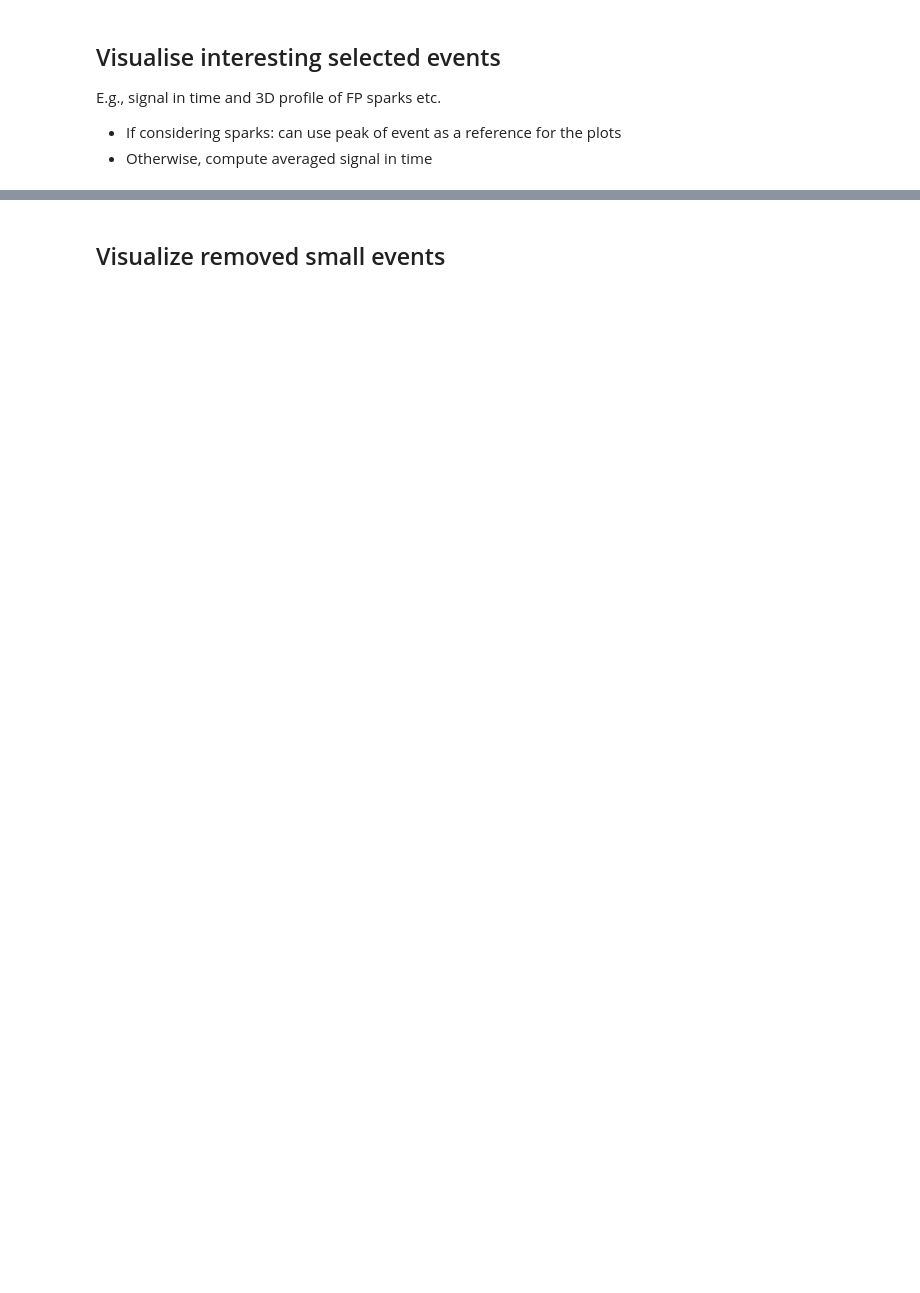
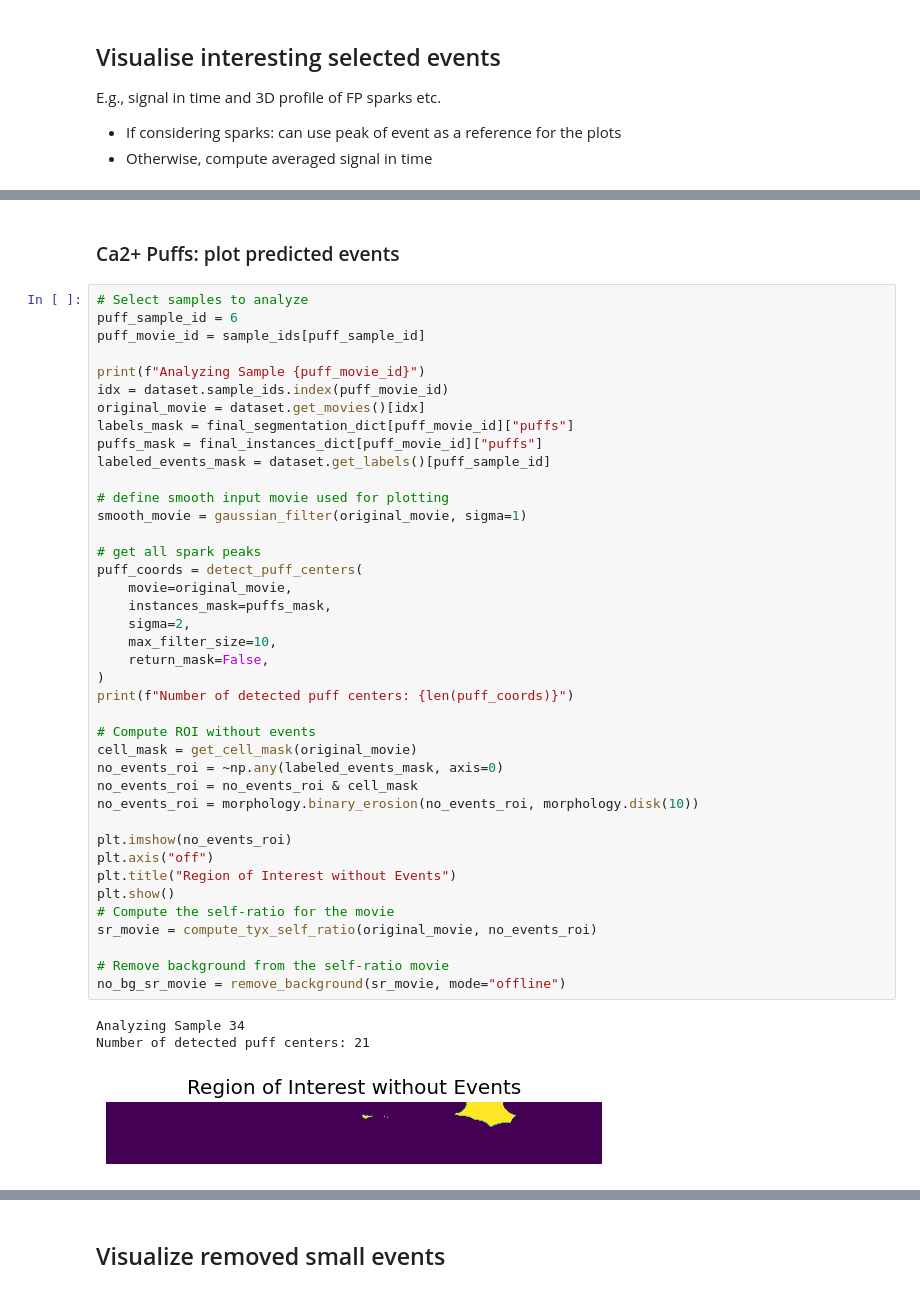
Before and after one commit to dottipr/sparks_project, a Jupyter notebook: notebooks/plot and analyse detected events.ipynb, the cells around one changed output, grey strips where cells are left out. Saved outputs shown, nothing was run; the diff lists cells and outputs as text; blank space fills up the shorter version.

```diff
--- a/notebooks/plot and analyse detected events.ipynb
+++ b/notebooks/plot and analyse detected events.ipynb
@@ -505,0 +464,46 @@ plt.show()
+# %% [markdown]
+### Ca2+ Puffs: plot predicted events
+# %%
+# Select samples to analyze
+puff_sample_id = 6
+puff_movie_id = sample_ids[puff_sample_id]
+
+print(f"Analyzing Sample {puff_movie_id}")
+idx = dataset.sample_ids.index(puff_movie_id)
+original_movie = dataset.get_movies()[idx]
+labels_mask = final_segmentation_dict[puff_movie_id]["puffs"]
+puffs_mask = final_instances_dict[puff_movie_id]["puffs"]
+labeled_events_mask = dataset.get_labels()[puff_sample_id]
+
+# define smooth input movie used for plotting
+smooth_movie = gaussian_filter(original_movie, sigma=1)
+
+# get all spark peaks
+puff_coords = detect_puff_centers(
+    movie=original_movie,
+    instances_mask=puffs_mask,
+    sigma=2,
+    max_filter_size=10,
+    return_mask=False,
+)
+print(f"Number of detected puff centers: {len(puff_coords)}")
+
+# Compute ROI without events
+cell_mask = get_cell_mask(original_movie)
+no_events_roi = ~np.any(labeled_events_mask, axis=0)
+no_events_roi = no_events_roi & cell_mask
+no_events_roi = morphology.binary_erosion(no_events_roi, morphology.disk(10))
+
+plt.imshow(no_events_roi)
+plt.axis("off")
+plt.title("Region of Interest without Events")
+plt.show()
+# Compute the self-ratio for the movie
+sr_movie = compute_tyx_self_ratio(original_movie, no_events_roi)
+
+# Remove background from the self-ratio movie
+no_bg_sr_movie = remove_background(sr_movie, mode="offline")
+# %% [output]
+Analyzing Sample 34
+Number of detected puff centers: 21
+[figure, added]
```
Also changed, not shown: parts of 33 cells of this notebook, 5 other files.
